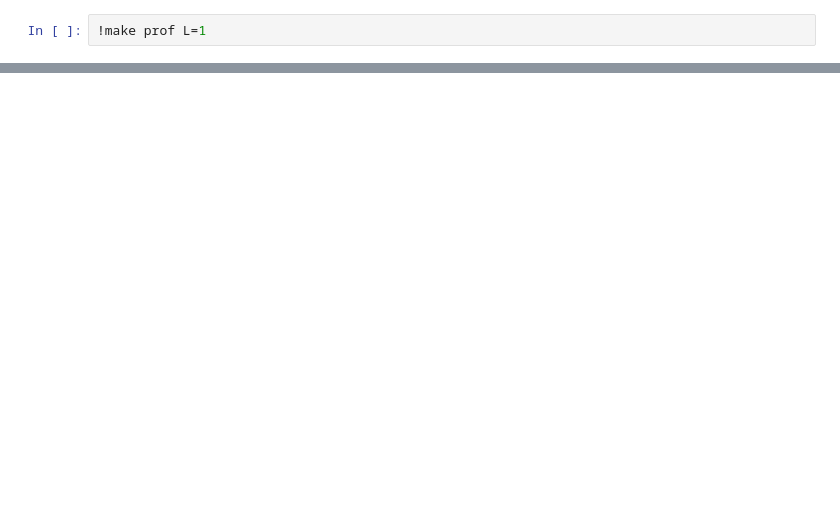
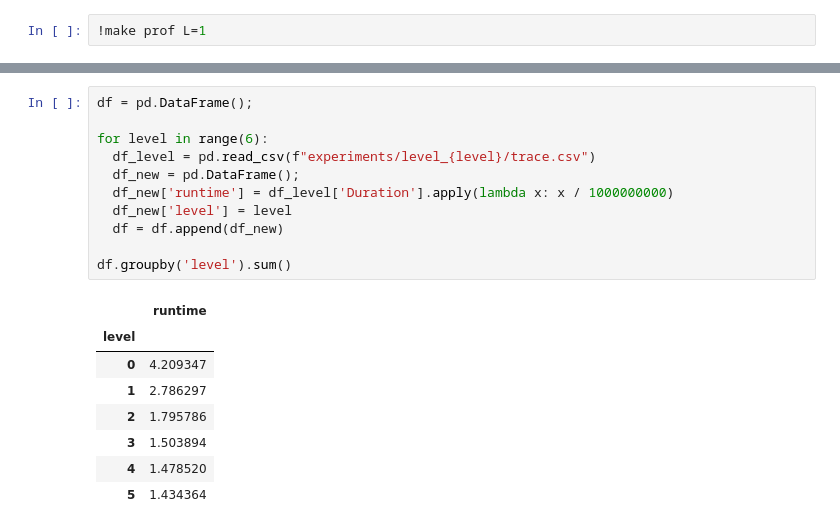
Before and after one commit to patriciobcs/mini-aevol, a Jupyter notebook: analysis.ipynb, the cells around one changed output, grey strips where cells are left out. Saved outputs shown, nothing was run; the diff lists cells and outputs as text; blank space fills up the shorter version.

```diff
--- a/analysis.ipynb
+++ b/analysis.ipynb
@@ -95,0 +249,20 @@ best_indiv = prev_internal_organisms_[best_fitness.index];
+# %%
+df = pd.DataFrame();
+
+for level in range(6):
+  df_level = pd.read_csv(f"experiments/level_{level}/trace.csv")
+  df_new = pd.DataFrame();
+  df_new['runtime'] = df_level['Duration'].apply(lambda x: x / 1000000000)
+  df_new['level'] = level
+  df = df.append(df_new)
+
+df.groupby('level').sum()
+# %% [output]
+|  | runtime |
+| level |  |
+| 0 | 4.209347 |
+| 1 | 2.786297 |
+| 2 | 1.795786 |
+| 3 | 1.503894 |
+| 4 | 1.478520 |
+| 5 | 1.434364 |
```
Also changed, not shown: parts of 29 cells of this notebook, 27 other files.
